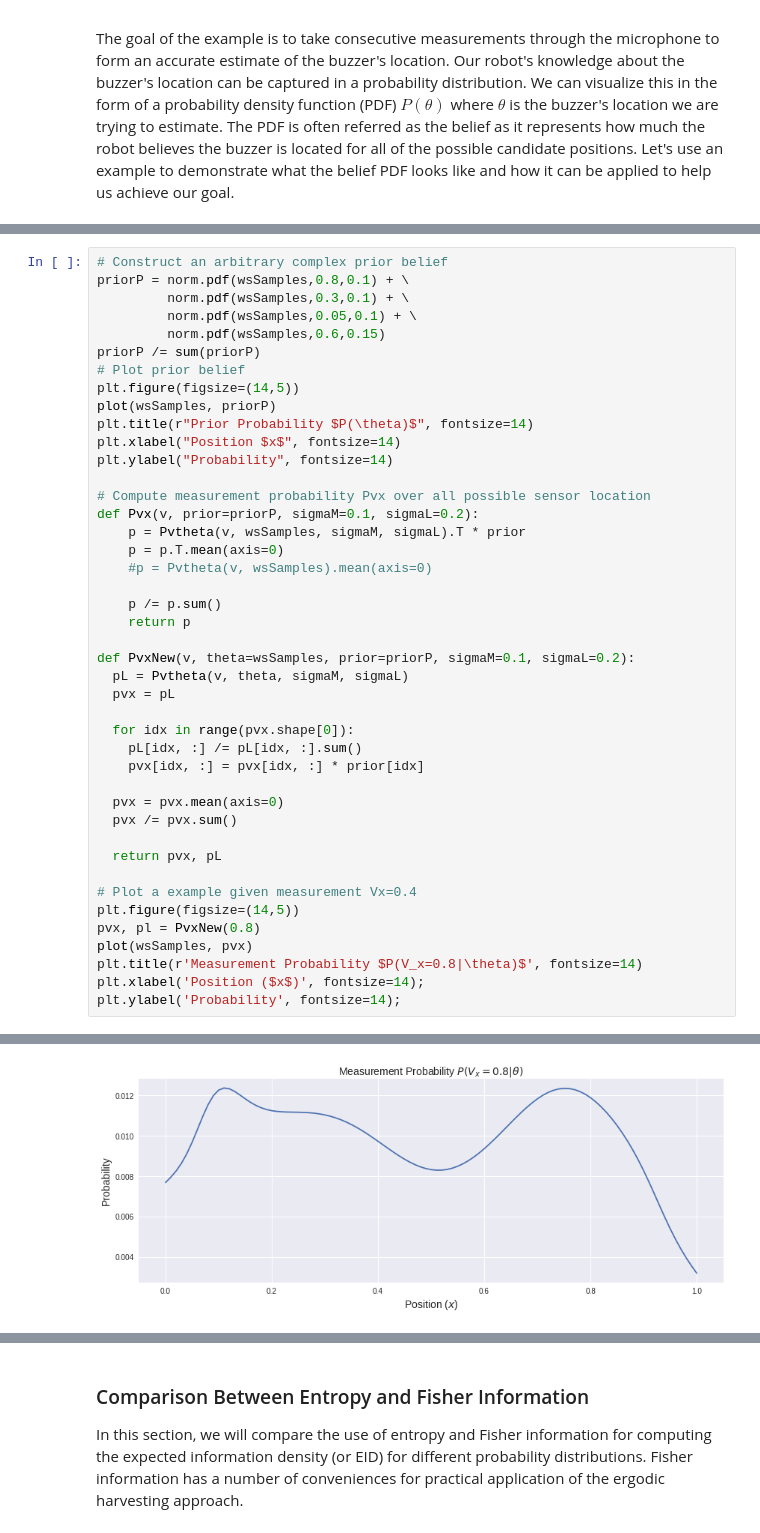
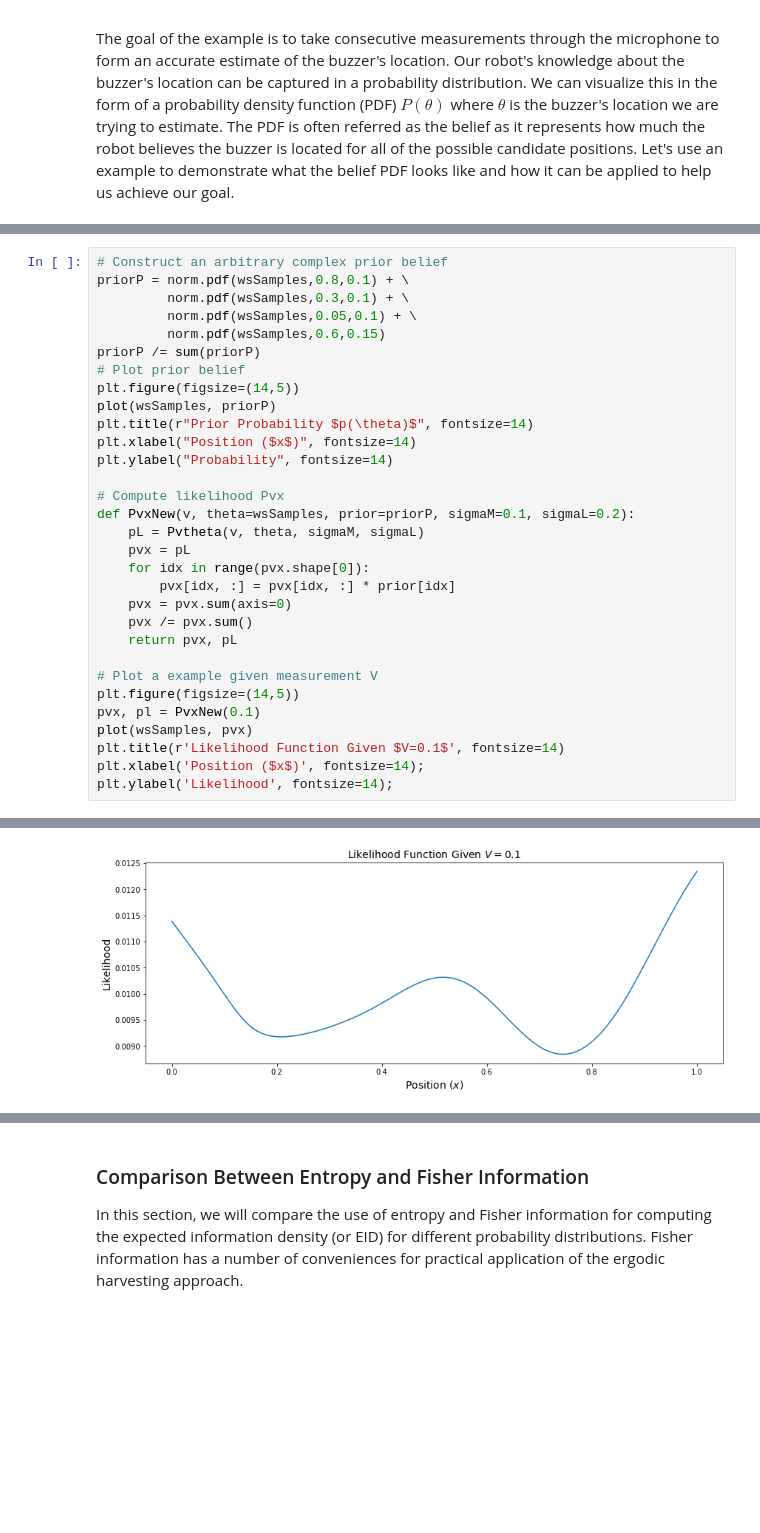
Before and after one commit to MacIver-Lab/Ergodic-Information-Harvesting, a Jupyter notebook: Tutorial/Ergodic_Information_Harvesting_Tutorial.ipynb, the cells around one changed output, grey strips where cells are left out. Saved outputs shown, nothing was run; the diff lists cells and outputs as text; blank space fills up the shorter version.

```diff
--- a/Tutorial/Ergodic_Information_Harvesting_Tutorial.ipynb
+++ b/Tutorial/Ergodic_Information_Harvesting_Tutorial.ipynb
@@ -306,37 +264,25 @@ priorP /= sum(priorP)
 # Plot prior belief
 plt.figure(figsize=(14,5))
 plot(wsSamples, priorP)
-plt.title(r"Prior Probability $P(\theta)$", fontsize=14)
-plt.xlabel("Position $x$", fontsize=14)
+plt.title(r"Prior Probability $p(\theta)$", fontsize=14)
+plt.xlabel("Position ($x$)", fontsize=14)
 plt.ylabel("Probability", fontsize=14)
 
-# Compute measurement probability Pvx over all possible sensor location
-def Pvx(v, prior=priorP, sigmaM=0.1, sigmaL=0.2):
-    p = Pvtheta(v, wsSamples, sigmaM, sigmaL).T * prior
-    p = p.T.mean(axis=0)
-    #p = Pvtheta(v, wsSamples).mean(axis=0)
+# Compute likelihood Pvx
+def PvxNew(v, theta=wsSamples, prior=priorP, sigmaM=0.1, sigmaL=0.2):
+    pL = Pvtheta(v, theta, sigmaM, sigmaL)
+    pvx = pL
+    for idx in range(pvx.shape[0]):
+        pvx[idx, :] = pvx[idx, :] * prior[idx]
+    pvx = pvx.sum(axis=0)
+    pvx /= pvx.sum()
+    return pvx, pL
 
-    p /= p.sum()
-    return p
-
-def PvxNew(v, theta=wsSamples, prior=priorP, sigmaM=0.1, sigmaL=0.2):
-  pL = Pvtheta(v, theta, sigmaM, sigmaL)
-  pvx = pL
-
-  for idx in range(pvx.shape[0]):
-    pL[idx, :] /= pL[idx, :].sum()
-    pvx[idx, :] = pvx[idx, :] * prior[idx]
-
-  pvx = pvx.mean(axis=0)
-  pvx /= pvx.sum()
-
-  return pvx, pL
-
-# Plot a example given measurement Vx=0.4
+# Plot a example given measurement V
 plt.figure(figsize=(14,5))
-pvx, pl = PvxNew(0.8)
+pvx, pl = PvxNew(0.1)
 plot(wsSamples, pvx)
-plt.title(r'Measurement Probability $P(V_x=0.8|\theta)$', fontsize=14)
+plt.title(r'Likelihood Function Given $V=0.1$', fontsize=14)
 plt.xlabel('Position ($x$)', fontsize=14);
-plt.ylabel('Probability', fontsize=14);
+plt.ylabel('Likelihood', fontsize=14);
 # %% [output]
@@ -344 +290 @@ plt.ylabel('Probability', fontsize=14);
-[figure, old version]
+[figure, new version]
```
Also changed, not shown: parts of 22 cells of this notebook.
